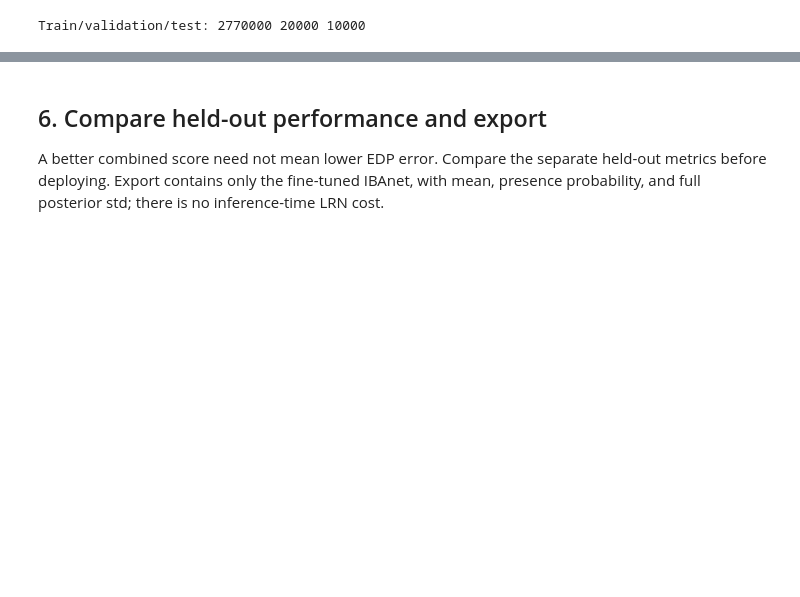
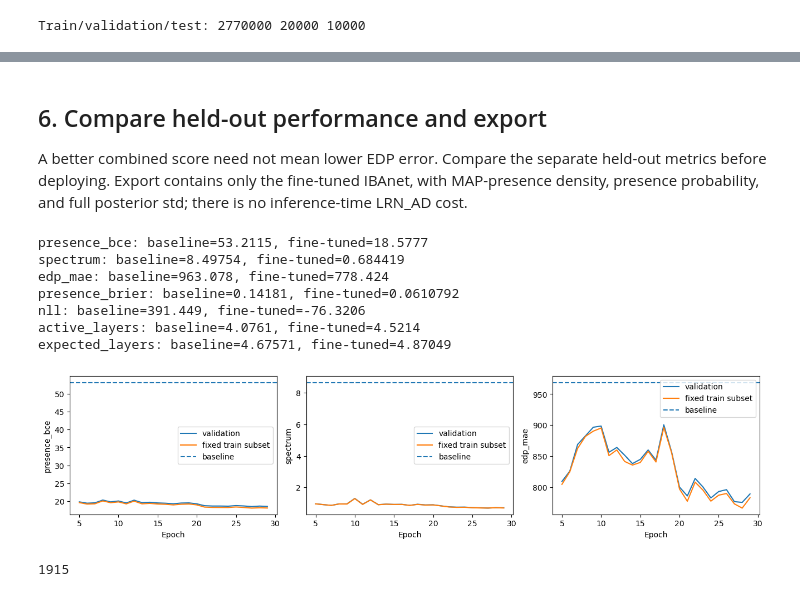
Before and after one commit to khoirulmuzakka/iBeamLab, a Jupyter notebook: examples/finetune_ibanet_surrogate.ipynb, the cells around one changed output, grey strips where cells are left out. Drawn from its saved outputs; the diff is of its cells as text; code cells hidden in the pictures; blank space fills up the shorter version.

```diff
--- a/examples/finetune_ibanet_surrogate.ipynb
+++ b/examples/finetune_ibanet_surrogate.ipynb
@@ -287,18 +292,24 @@ regularizer, not a full probabilistic observation likelihood.
 # %%
-# Verify saved scaling against the native transform on real, including padded, profiles.
+# Verify direct AD scaling, including empty padded layers.
 probe = torch.from_numpy(a_raw[:min(32, len(a_raw))]).to(device)
-physical = adapter.physical_parameters(probe).detach().cpu().numpy()
-np.testing.assert_allclose(adapter(probe).detach().cpu().numpy(), reference_transform.apply(physical), rtol=1e-5, atol=1e-6)
-# Use a count-space chi-square-style penalty. Normalize once by the measured
-# baseline validation value so SPECTRUM_WEIGHT has an interpretable starting scale.
+torch.testing.assert_close(adapter(probe), lrn.scale_areal_density(probe))
+assert torch.equal(adapter(torch.zeros_like(probe)), torch.zeros_like(adapter(probe)))
+# Exact LRN_AD objective on spectra scaled by the saved output factor.
+import importlib
+import ibeamlab.ibanet_surrogate as surrogate_training
+importlib.reload(surrogate_training)
+reconstruction_per_sample = surrogate_training.reconstruction_per_sample
+
 def spectrum_loss(reconstructed, target):
-    return ((reconstructed - target).square() / (target + 1.0)).mean()
+    return reconstruction_per_sample(reconstructed, target,
+        spectrum_scale=LRN_AD_OUTPUT_SCALE, tail_channel_start=1100, tail_weight=5.0).mean()
+
 def reconstruct(prediction):
-    return lrn(adapter(prediction.mean / TARGET_SCALE)) / LRN_OUTPUT_SCALE
-# Explicitly verify the frozen LRN preserves gradients to its inputs.
+    return lrn(adapter(prediction.mean / TARGET_SCALE)) / LRN_AD_OUTPUT_SCALE
+# Explicitly verify the frozen LRN_AD preserves gradients to its inputs.
 probe = probe.detach().requires_grad_(True)
 lrn(adapter(probe)).sum().backward()
 assert probe.grad is not None and torch.isfinite(probe.grad).all() and probe.grad.abs().sum() > 0
 assert all(p.grad is None for p in lrn.parameters())
-print('Native/Torch preprocessing parity and frozen-surrogate gradient flow verified')
+print('Direct AD scaling parity and frozen-surrogate gradient flow verified')
 # %% [output]
@@ -530,22 +941,40 @@ print('Best fixed-weight validation score:', best_score)
 # %% [markdown]
 ## 6. Compare held-out performance and export
 
-A better combined score need not mean lower EDP error. Compare the separate held-out metrics before deploying. Export contains only the fine-tuned IBAnet, with mean, presence probability, and full posterior std; there is no inference-time LRN cost.
+A better combined score need not mean lower EDP error. Compare the separate held-out metrics before deploying. Export contains only the fine-tuned IBAnet, with MAP-presence density, presence probability, and full posterior std; there is no inference-time LRN_AD cost.
 # %%
+protected = restore_best()  # Reload and verify durable best before evaluation/export.
 finetuned_test = evaluate(x_test, a_test, x_test_clean)
 for name in baseline_test:
     print(f'{name}: baseline={baseline_test[name]:.6g}, fine-tuned={finetuned_test[name]:.6g}')
 if history:
     fig, axes = plt.subplots(1, 3, figsize=(13, 3), constrained_layout=True)
-    for ax, key in zip(axes, ('nll', 'spectrum', 'edp_mae')):
-        ax.plot([r['epoch'] for r in history], [r[key] for r in history])
+    for ax, key in zip(axes, ('presence_bce', 'spectrum', 'edp_mae')):
+        available = [r for r in history if key in r and r.get('reconstruction_loss') == signature['reconstruction_loss']]
+        ax.plot([r['epoch'] for r in available], [r[key] for r in available], label='validation')
+        comparable = [r for r in history if key in r.get('train_metrics', {}) and r.get('reconstruction_loss') == signature['reconstruction_loss']]
+        ax.plot([r['epoch'] for r in comparable], [r['train_metrics'][key] for r in comparable], label='fixed train subset')
         ax.axhline(baseline_validation[key], linestyle='--', label='baseline')
         ax.set(xlabel='Epoch', ylabel=key); ax.legend()
     plt.show()
-report = dict(baseline_validation=baseline_validation, baseline_test=baseline_test,
-    finetuned_validation=evaluate(x_val, a_val, x_val_clean), finetuned_test=finetuned_test,
+report = dict(selection_metric='validation_spectrum', evaluation_policy=evaluation_policy,
+    best_epoch=protected['best_epoch'],
+    best_validation_score=protected['best_validation_score'], completed_epochs=completed_epochs,
+    baseline_validation=baseline_validation, baseline_test=baseline_test,
+    finetuned_validation=evaluate_validation(), finetuned_test=finetuned_test,
     surrogate_floor=surrogate_floor, spectrum_normalizer=SPECTRUM_NORMALIZER,
-    spectrum_weight=SPECTRUM_WEIGHT, iban_checkpoint_sha256=file_hash(IBANET_CHECKPOINT),
-    lrn_checkpoint_sha256=file_hash(LRN_CHECKPOINT))
+    spectrum_weight=SPECTRUM_WEIGHT, presence_weight=PRESENCE_WEIGHT,
+    training_objective=signature['training_objective'], nll_weight=NLL_WEIGHT, reconstruction_samples=1, iban_checkpoint_sha256=file_hash(IBANET_CHECKPOINT),
+    lrn_ad_checkpoint_sha256=file_hash(LRN_AD_CHECKPOINT))
 (OUTPUT_DIR / 'finetuning_metrics.json').write_text(json.dumps(report, indent=2), encoding='utf-8')
+# %% [output]
+presence_bce: baseline=53.2115, fine-tuned=18.5777
+spectrum: baseline=8.49754, fine-tuned=0.684419
+edp_mae: baseline=963.078, fine-tuned=778.424
+presence_brier: baseline=0.14181, fine-tuned=0.0610792
+nll: baseline=391.449, fine-tuned=-76.3206
+active_layers: baseline=4.0761, fine-tuned=4.5214
+expected_layers: baseline=4.67571, fine-tuned=4.87049
+[figure, added]
+1915
 # %%
```
Also changed, not shown: parts of 17 cells of this notebook, 36 other files.
